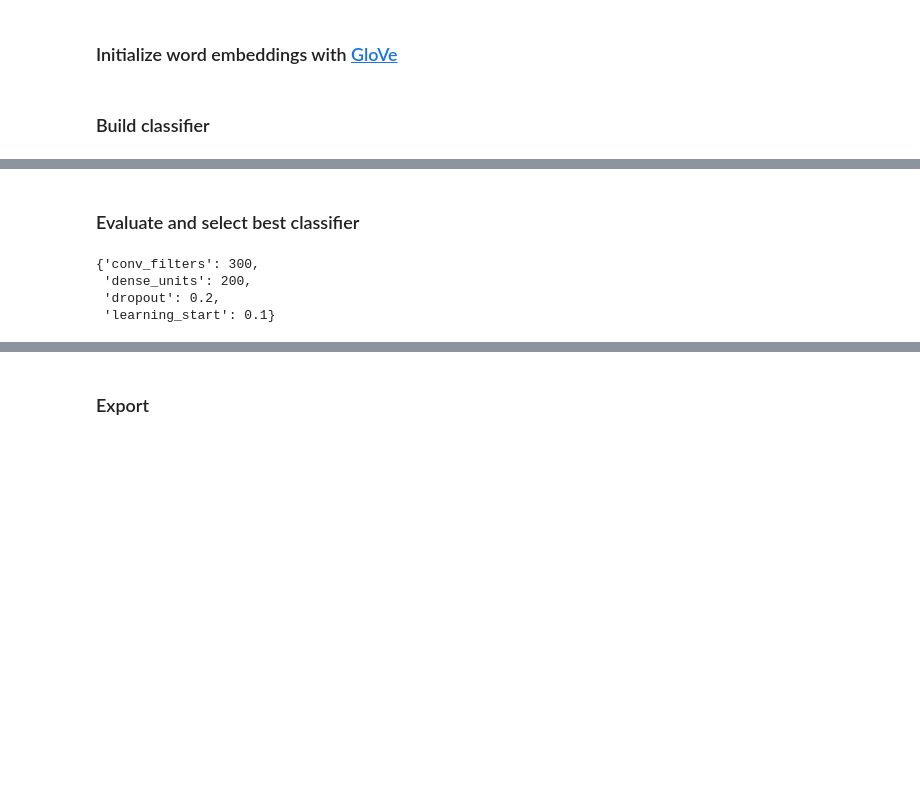
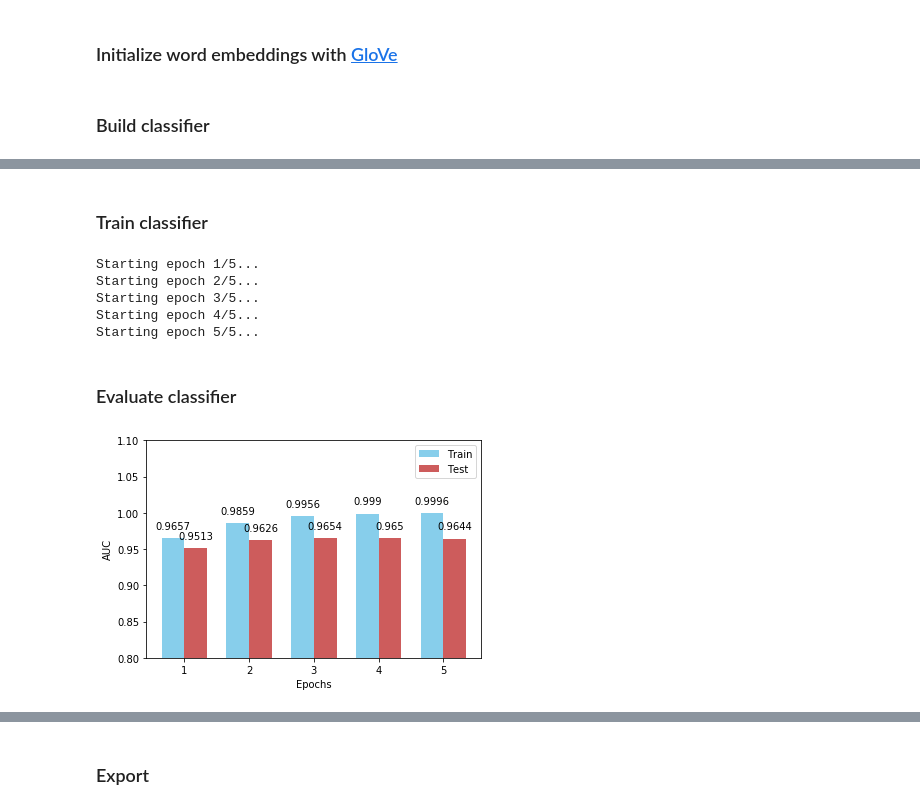
Before and after one commit to donaldrauscher/movie-reviews-tf, a Jupyter notebook: model_build.ipynb, the cells around one changed output, grey strips where cells are left out. Cells and saved outputs as stored; diff of their text form; code cells hidden in the pictures; blank space fills up the shorter version.

```diff
--- a/model_build.ipynb
+++ b/model_build.ipynb
@@ -244,7 +272,8 @@ def make_model(features, labels, mode, params, config):
     dropout = params['dropout']
     conv_filters = params['conv_filters']
     dense_units = params['dense_units']
-    learning_start = params['learning_start']
+    learning_rate_start = params['learning_rate_start']
+    learning_rate_steps = params['learning_rate_steps']
 
     # set up feature columns
     terms = features['terms_indices']
@@ -284,7 +313,8 @@ def make_model(features, labels, mode, params, config):
     if mode == tf.estimator.ModeKeys.TRAIN:
         global_step = tf.train.get_global_step()
 
-        learning_rate = tf.train.cosine_decay(learning_rate=learning_start, global_step=global_step, alpha=0.05, decay_steps=5000)
+        learning_rate = tf.train.cosine_decay(learning_rate=learning_rate_start, global_step=global_step,
+                                              alpha=0.05, decay_steps=learning_rate_steps)
 
         optimizer = tf.train.AdagradOptimizer(learning_rate=learning_rate)
         optimizer = tf.contrib.estimator.clip_gradients_by_norm(optimizer, 5.0)
@@ -333,0 +332,2 @@ Wall time: 52min 7s
+# %% [markdown]
+### Train classifier
@@ -334,16 +357,52 @@ Wall time: 52min 7s
+# %%
+# train classifier
+train_stats = []
+for i in range(num_epochs):
+    print("Starting epoch {}/{}...".format(i+1, num_epochs))
+    classifier.train(input_fn=lambda: train_input_fn(batch_size=batch_size))
+    ckpt = classifier.latest_checkpoint()
+    train_auc = classifier.evaluate(input_fn=lambda: train_input_fn())['auc']
+    test_auc = classifier.evaluate(input_fn=lambda: test_input_fn())['auc']
+    train_stats.append((ckpt, train_auc, test_auc))
+
+train_stats = pd.DataFrame(train_stats, columns=['ckpt', 'train_auc', 'test_auc'])
+# %% [output]
+Starting epoch 1/5...
+Starting epoch 2/5...
+Starting epoch 3/5...
+Starting epoch 4/5...
+Starting epoch 5/5...
 # %% [markdown]
-### Evaluate and select best classifier
+### Evaluate classifier
-# %%
-# select best hyperparameters
-results = zip(param_grid, classifiers, classifiers_stats)
-results.sort(key=lambda x: -x[2]['auc'])
-best_params, best_classifier, best_classifier_stats = results[0]
-del results
-best_params
-# %% [output]
-{'conv_filters': 300,
- 'dense_units': 200,
- 'dropout': 0.2,
- 'learning_start': 0.1}
+# %%
+# plot train stats
+ind = np.arange(len(train_stats)) + 1
+width = 0.35
+
+fig, ax = plt.subplots()
+train_bar = ax.bar(ind - width/2, train_stats['train_auc'].round(4), width, color='SkyBlue', label='Train')
+test_bar = ax.bar(ind + width/2, train_stats['test_auc'].round(4), width,  color='IndianRed', label='Test')
+
+# adds labels to a bar chart series
+def autolabel(ax, rects, xpos='center'):
+    ha = {'center': 'center', 'right': 'left', 'left': 'right'}
+    offset = {'center': 0.5, 'right': 0.57, 'left': 0.43}  # x_txt = x + w*off
+    for rect in rects:
+        height = rect.get_height()
+        ax.text(rect.get_x() + rect.get_width()*offset[xpos], 1.01*height,
+                '{}'.format(height), ha=ha[xpos], va='bottom')
+
+autolabel(ax, train_bar, "center")
+autolabel(ax, test_bar, "center")
+
+ax.set_ylabel('AUC')
+ax.set_xlabel('Epochs')
+ax.set_xticks(ind)
+ax.legend()
+ax.set_ylim(0.8, 1.1)
+
+plt.show()
+# %% [output]
+[figure, added]
 # %%
 # overall stats
```
Also changed, not shown: parts of 20 cells of this notebook, 2 other files.
